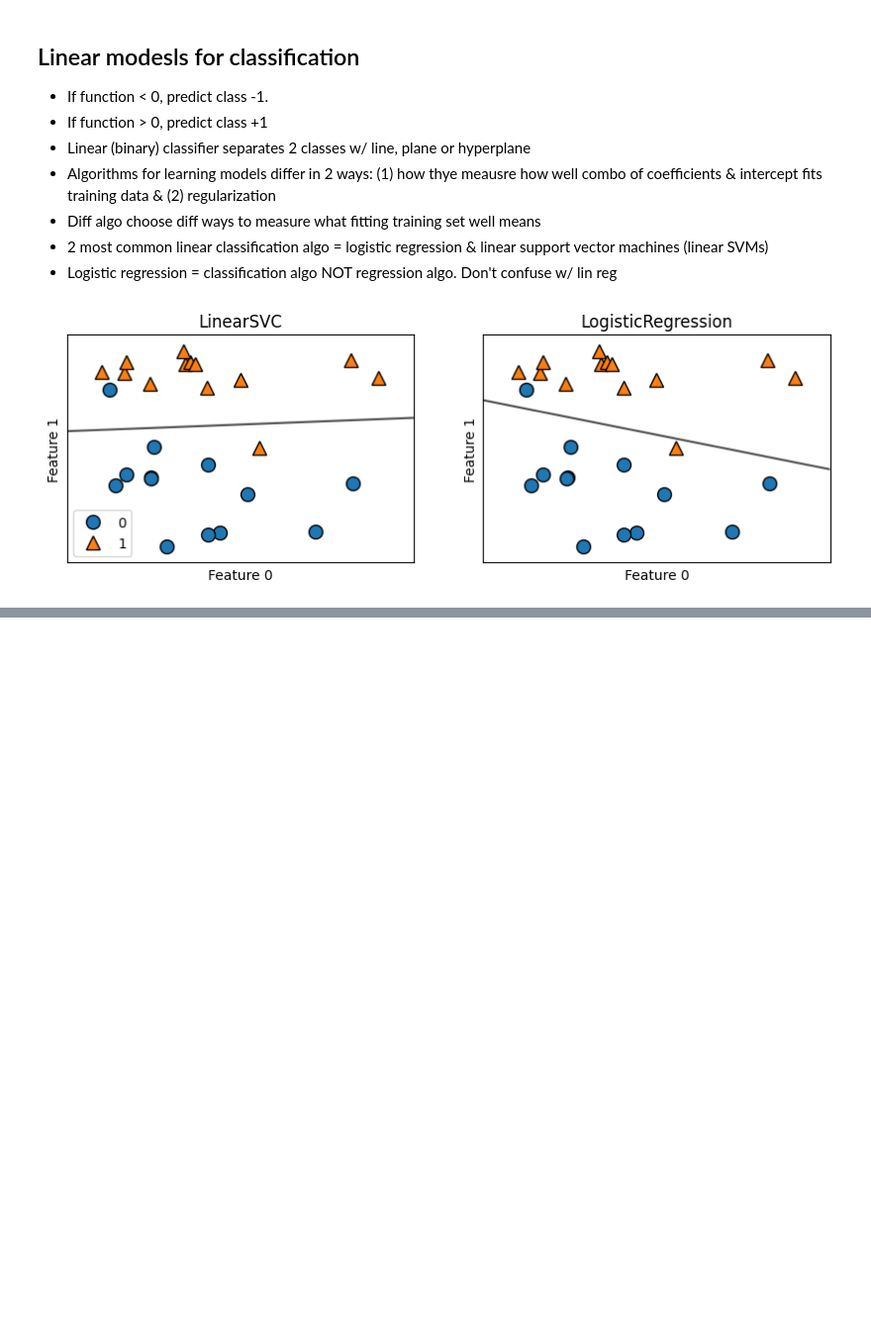
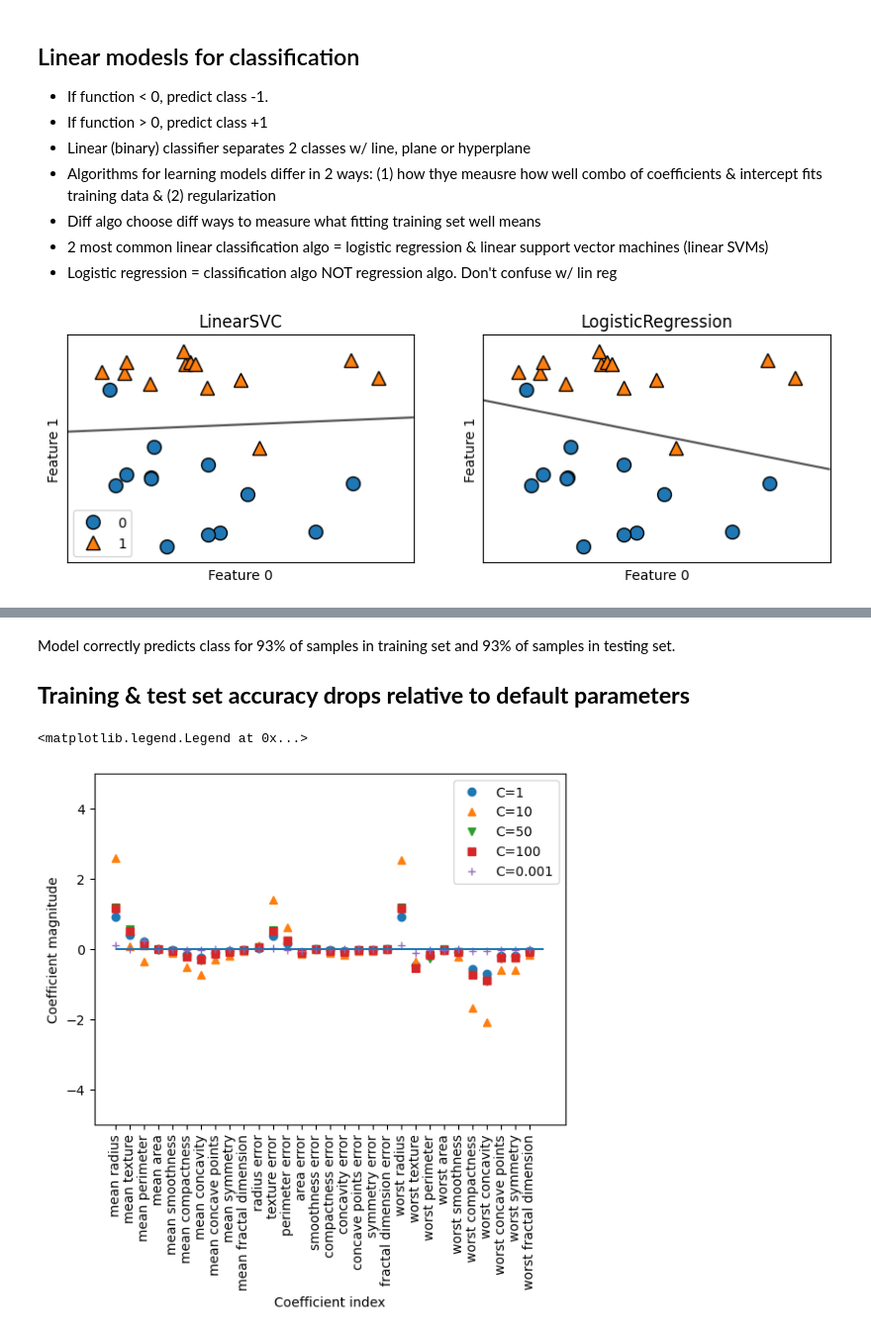
Before and after one commit to 550tealeaves/DATA71200_sum2024_550, a Jupyter notebook: Supervised_learning_revised.ipynb, the cells around one changed output, grey strips where cells are left out. Shown at 99% size. Cells and saved outputs as stored; diff of their text form; code cells hidden in the pictures; blank space fills up the shorter version.

Commit message:
finished regression

```diff
--- a/Supervised_learning_revised.ipynb
+++ b/Supervised_learning_revised.ipynb
@@ -623,0 +684,5 @@ for model, ax in zip([LinearSVC(), LogisticRegression()], axes):
+# %%
+#CHANGE C TO 10
+logreg10 = LogisticRegression(C=10).fit(X_train, y_train)
+print("Training set score: {:.3f}".format(logreg10.score(X_train, y_train)))
+print("Test set score: {:.3f}".format(logreg10.score(X_test, y_test)))
@@ -623,0 +703,5 @@ for model, ax in zip([LinearSVC(), LogisticRegression()], axes):
+# %%
+#CHANGE C TO 50
+logreg50 = LogisticRegression(C=50).fit(X_train, y_train)
+print("Training set score: {:.3f}".format(logreg50.score(X_train, y_train)))
+print("Test set score: {:.3f}".format(logreg50.score(X_test, y_test)))
@@ -623,0 +720,5 @@ for model, ax in zip([LinearSVC(), LogisticRegression()], axes):
+# %%
+#CHANGE C=100
+logreg100 = LogisticRegression(C=100).fit(X_train, y_train) #C=100
+print("Training set score: {:.3f}".format(logreg100.score(X_train, y_train)))
+print("Test set score: {:.3f}".format(logreg100.score(X_test, y_test)))
@@ -623,0 +737,4 @@ for model, ax in zip([LinearSVC(), LogisticRegression()], axes):
+# %%
+logreg001 = LogisticRegression(C=0.01).fit(X_train, y_train) #C=0.01
+print("Training set score: {:.3f}".format(logreg001.score(X_train, y_train)))
+print("Test set score: {:.3f}".format(logreg001.score(X_test, y_test)))
@@ -623,0 +751,19 @@ for model, ax in zip([LinearSVC(), LogisticRegression()], axes):
+# %% [markdown]
+Model correctly predicts class for 93% of samples in training set and 93% of samples in testing set.
+
+## **Training & test set accuracy drops relative to default parameters**
+# %%
+plt.plot(logreg.coef_.T, 'o', label="C=1")
+plt.plot(logreg10.coef_.T, '^', label="C=10")
+plt.plot(logreg50.coef_.T, 'v', label="C=50")
+plt.plot(logreg100.coef_.T, 's', label="C=100")
+plt.plot(logreg001.coef_.T, '+', label="C=0.001")
+plt.xticks(range(cancer.data.shape[1]), cancer.feature_names, rotation=90)
+plt.hlines(0, 0, cancer.data.shape[1])
+plt.ylim(-5, 5)
+plt.xlabel("Coefficient index")
+plt.ylabel("Coefficient magnitude")
+plt.legend()
+# %% [output]
+<matplotlib.legend.Legend at 0x...>
+[figure, added]
```
Also changed, not shown: parts of 16 cells of this notebook.
